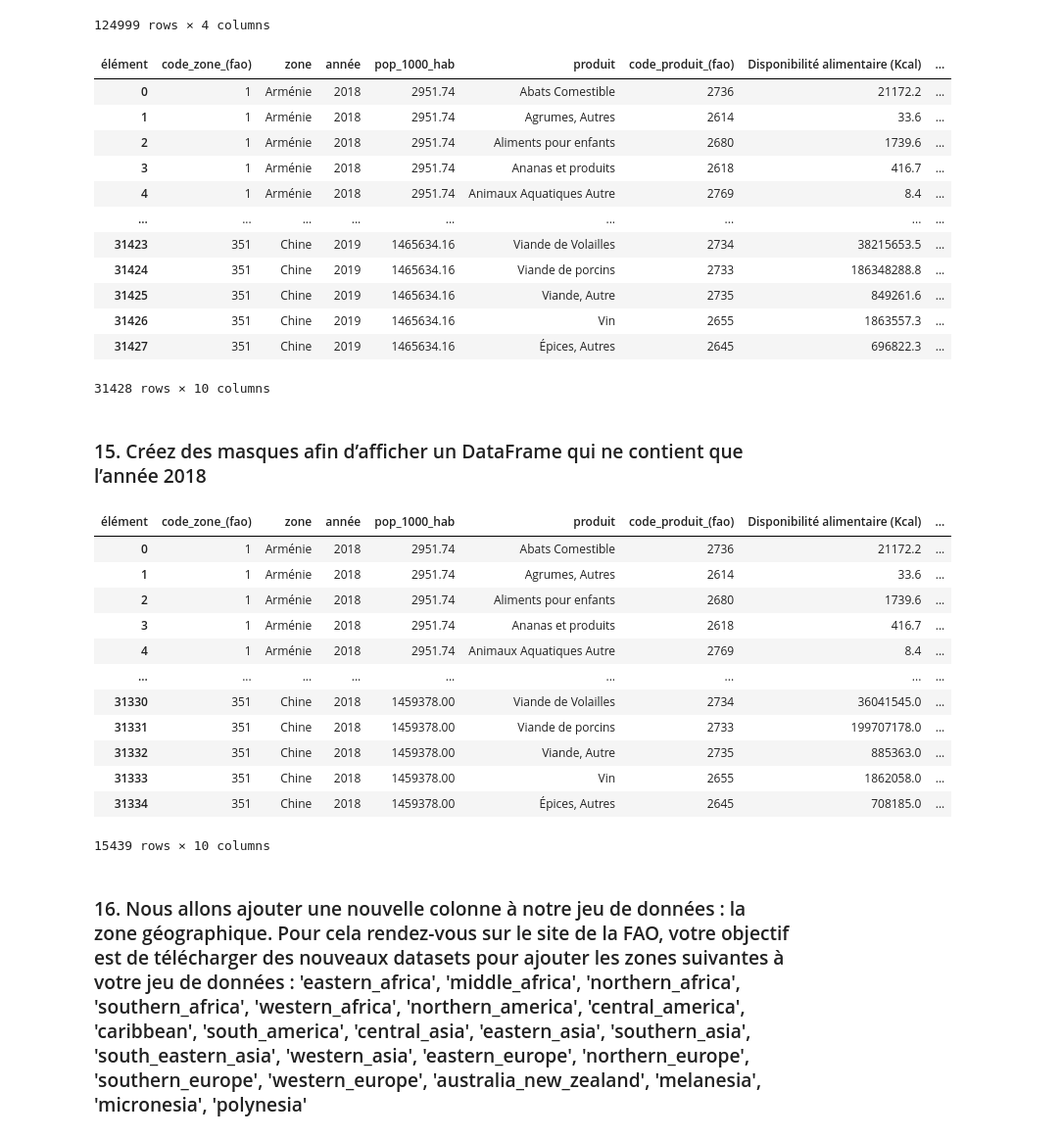
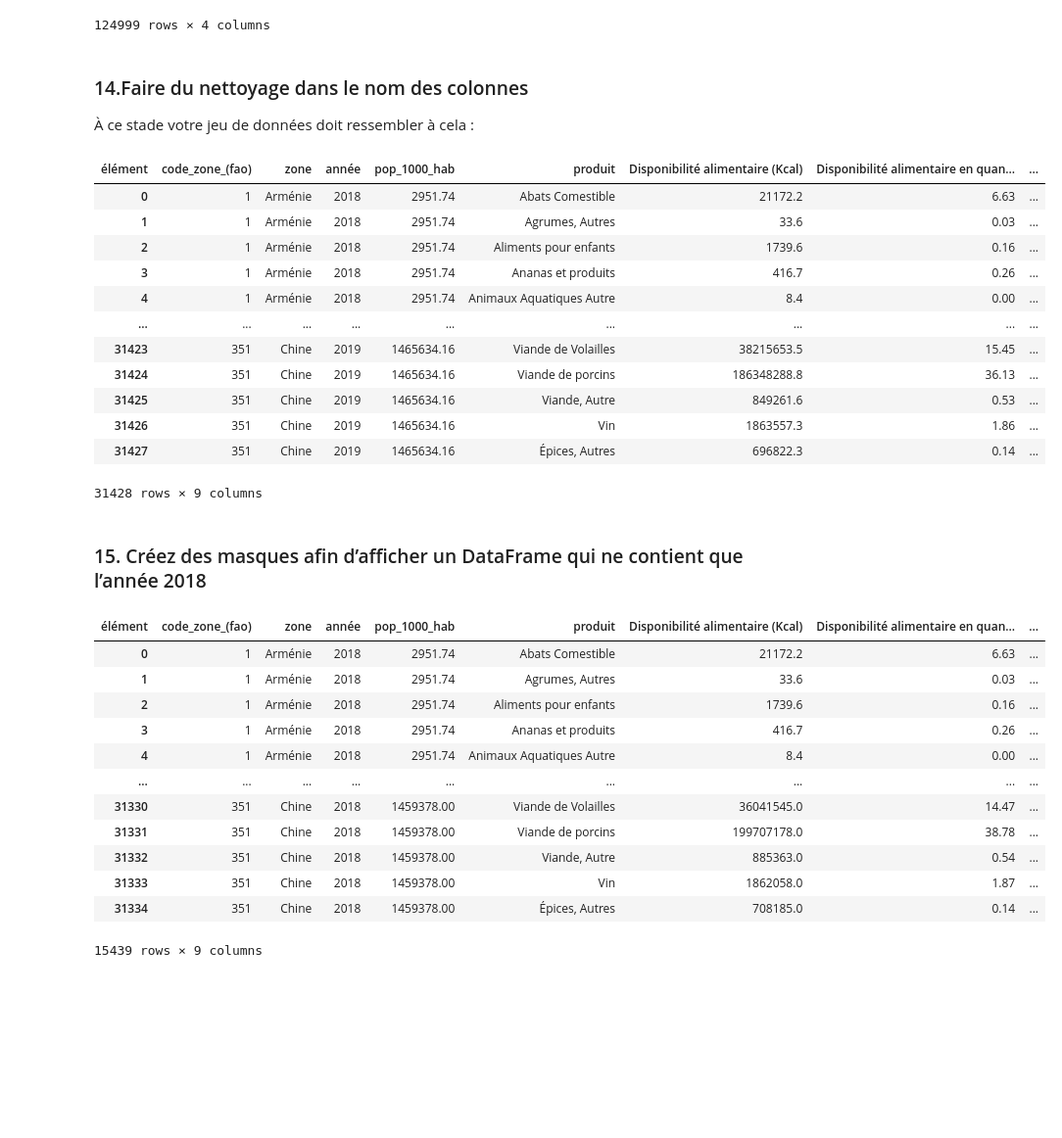
Before and after one commit to DonzerHD/Pandas_Dev_IA, a Jupyter notebook: Pandas_Activité.ipynb, the cells around one changed output. Shown: that part at 98% size. Cells and saved outputs as stored; diff of their text form; code cells hidden in the pictures; blank space fills up the shorter version.

```diff
--- a/Pandas_Activité.ipynb
+++ b/Pandas_Activité.ipynb
@@ -249,47 +249,46 @@ df_index
 |  |  |  |  |  | Miscellanees | g/personne/jour | 0.09 | Disponibilité de protéines en qua... | ... |
 |  |  |  |  |  | Miscellanees | g/personne/jour | 0.04 | Disponibilité de matière grasse e... | ... |
 124999 rows × 4 columns
+# %% [markdown]
+### 14.Faire du nettoyage dans le nom des colonnes
+À ce stade votre jeu de données doit ressembler à cela :
 # %%
-# je veut afficher 100 lignes
+
 pd.set_option('display.max_rows', 100)
-# remplace les nan par 0 pour la colonne valeur
-df_pivot = df_index.pivot_table(index=["code_zone_(fao)", "zone", "année" , "pop_1000_hab" , "produit" , 'code_produit_(fao)'], columns="élément", values="valeur").reset_index()
+df_pivot = df_index.pivot_table(index=["code_zone_(fao)", "zone", "année" , "pop_1000_hab" , "produit" ], columns="élément", values="valeur").reset_index()
 df_pivot = df_pivot.fillna(0)
-# mettre pour la colonne disponibilité alimentaire 3 chiffres après la virgule
 df_pivot['Disponibilité alimentaire (Kcal)'] = df_pivot["Disponibilité alimentaire (Kcal)"].round(1)
 df_pivot
 # %% [output]
-| élément | code_zone_(fao) | zone | année | pop_1000_hab | produit | code_produit_(fao) | Disponibilité alimentaire (Kcal) | ... |
-| 0 | 1 | Arménie | 2018 | 2951.74 | Abats Comestible | 2736 | 21172.2 | ... |
-| 1 | 1 | Arménie | 2018 | 2951.74 | Agrumes, Autres | 2614 | 33.6 | ... |
-| 2 | 1 | Arménie | 2018 | 2951.74 | Aliments pour enfants | 2680 | 1739.6 | ... |
-| 3 | 1 | Arménie | 2018 | 2951.74 | Ananas et produits | 2618 | 416.7 | ... |
-| 4 | 1 | Arménie | 2018 | 2951.74 | Animaux Aquatiques Autre | 2769 | 8.4 | ... |
+| élément | code_zone_(fao) | zone | année | pop_1000_hab | produit | Disponibilité alimentaire (Kcal) | Disponibilité alimentaire en quan... | ... |
+| 0 | 1 | Arménie | 2018 | 2951.74 | Abats Comestible | 21172.2 | 6.63 | ... |
+| 1 | 1 | Arménie | 2018 | 2951.74 | Agrumes, Autres | 33.6 | 0.03 | ... |
+| 2 | 1 | Arménie | 2018 | 2951.74 | Aliments pour enfants | 1739.6 | 0.16 | ... |
+| 3 | 1 | Arménie | 2018 | 2951.74 | Ananas et produits | 416.7 | 0.26 | ... |
+| 4 | 1 | Arménie | 2018 | 2951.74 | Animaux Aquatiques Autre | 8.4 | 0.00 | ... |
 | ... | ... | ... | ... | ... | ... | ... | ... | ... |
-| 31423 | 351 | Chine | 2019 | 1465634.16 | Viande de Volailles | 2734 | 38215653.5 | ... |
-| 31424 | 351 | Chine | 2019 | 1465634.16 | Viande de porcins | 2733 | 186348288.8 | ... |
-| 31425 | 351 | Chine | 2019 | 1465634.16 | Viande, Autre | 2735 | 849261.6 | ... |
-| 31426 | 351 | Chine | 2019 | 1465634.16 | Vin | 2655 | 1863557.3 | ... |
-| 31427 | 351 | Chine | 2019 | 1465634.16 | Épices, Autres | 2645 | 696822.3 | ... |
+| 31423 | 351 | Chine | 2019 | 1465634.16 | Viande de Volailles | 38215653.5 | 15.45 | ... |
+| 31424 | 351 | Chine | 2019 | 1465634.16 | Viande de porcins | 186348288.8 | 36.13 | ... |
+| 31425 | 351 | Chine | 2019 | 1465634.16 | Viande, Autre | 849261.6 | 0.53 | ... |
+| 31426 | 351 | Chine | 2019 | 1465634.16 | Vin | 1863557.3 | 1.86 | ... |
+| 31427 | 351 | Chine | 2019 | 1465634.16 | Épices, Autres | 696822.3 | 0.14 | ... |
-31428 rows × 10 columns
+31428 rows × 9 columns
 # %% [markdown]
 ### 15. Créez des masques afin d’afficher un DataFrame qui ne contient que l’année 2018
 # %%
 df_masque = df_pivot[df_pivot['année'] == 2018]
 df_masque
 # %% [output]
-| élément | code_zone_(fao) | zone | année | pop_1000_hab | produit | code_produit_(fao) | Disponibilité alimentaire (Kcal) | ... |
-| 0 | 1 | Arménie | 2018 | 2951.74 | Abats Comestible | 2736 | 21172.2 | ... |
-| 1 | 1 | Arménie | 2018 | 2951.74 | Agrumes, Autres | 2614 | 33.6 | ... |
-| 2 | 1 | Arménie | 2018 | 2951.74 | Aliments pour enfants | 2680 | 1739.6 | ... |
-| 3 | 1 | Arménie | 2018 | 2951.74 | Ananas et produits | 2618 | 416.7 | ... |
-| 4 | 1 | Arménie | 2018 | 2951.74 | Animaux Aquatiques Autre | 2769 | 8.4 | ... |
+| élément | code_zone_(fao) | zone | année | pop_1000_hab | produit | Disponibilité alimentaire (Kcal) | Disponibilité alimentaire en quan... | ... |
+| 0 | 1 | Arménie | 2018 | 2951.74 | Abats Comestible | 21172.2 | 6.63 | ... |
+| 1 | 1 | Arménie | 2018 | 2951.74 | Agrumes, Autres | 33.6 | 0.03 | ... |
+| 2 | 1 | Arménie | 2018 | 2951.74 | Aliments pour enfants | 1739.6 | 0.16 | ... |
+| 3 | 1 | Arménie | 2018 | 2951.74 | Ananas et produits | 416.7 | 0.26 | ... |
+| 4 | 1 | Arménie | 2018 | 2951.74 | Animaux Aquatiques Autre | 8.4 | 0.00 | ... |
 | ... | ... | ... | ... | ... | ... | ... | ... | ... |
-| 31330 | 351 | Chine | 2018 | 1459378.00 | Viande de Volailles | 2734 | 36041545.0 | ... |
-| 31331 | 351 | Chine | 2018 | 1459378.00 | Viande de porcins | 2733 | 199707178.0 | ... |
-| 31332 | 351 | Chine | 2018 | 1459378.00 | Viande, Autre | 2735 | 885363.0 | ... |
-| 31333 | 351 | Chine | 2018 | 1459378.00 | Vin | 2655 | 1862058.0 | ... |
-| 31334 | 351 | Chine | 2018 | 1459378.00 | Épices, Autres | 2645 | 708185.0 | ... |
+| 31330 | 351 | Chine | 2018 | 1459378.00 | Viande de Volailles | 36041545.0 | 14.47 | ... |
+| 31331 | 351 | Chine | 2018 | 1459378.00 | Viande de porcins | 199707178.0 | 38.78 | ... |
+| 31332 | 351 | Chine | 2018 | 1459378.00 | Viande, Autre | 885363.0 | 0.54 | ... |
+| 31333 | 351 | Chine | 2018 | 1459378.00 | Vin | 1862058.0 | 1.87 | ... |
+| 31334 | 351 | Chine | 2018 | 1459378.00 | Épices, Autres | 708185.0 | 0.14 | ... |
-15439 rows × 10 columns
+15439 rows × 9 columns
-# %% [markdown]
-### 16. Nous allons ajouter une nouvelle colonne à notre jeu de données : la zone géographique. Pour cela rendez-vous sur le site de la FAO, votre objectif est de télécharger des nouveaux datasets pour ajouter les zones suivantes à votre jeu de données : 'eastern_africa', 'middle_africa', 'northern_africa', 'southern_africa', 'western_africa', 'northern_america', 'central_america', 'caribbean', 'south_america', 'central_asia', 'eastern_asia', 'southern_asia', 'south_eastern_asia', 'western_asia', 'eastern_europe', 'northern_europe', 'southern_europe', 'western_europe', 'australia_new_zealand', 'melanesia', 'micronesia', 'polynesia'
```
Also changed, not shown: parts of 3 cells of this notebook, 22 other files.
